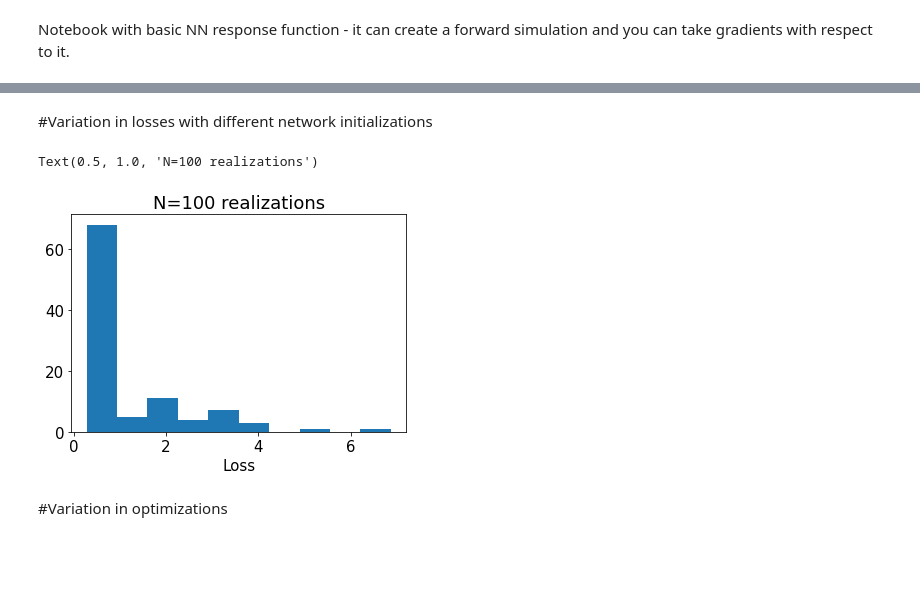
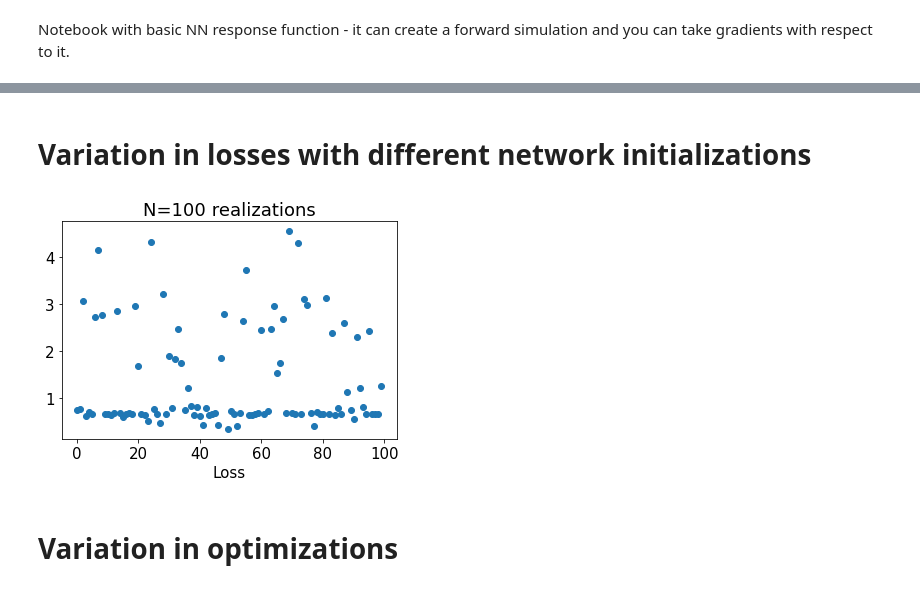
Before and after one commit to fmottes/jax-morph, a Jupyter notebook: Ramya/04_NN_response_function.ipynb, the cells around one changed output, grey strips where cells are left out. Drawn from its saved outputs; the diff is of its cells as text; code cells hidden in the pictures; blank space fills up the shorter version.

Commit message:
chemical field + divrate NN working now

```diff
--- a/Ramya/04_NN_response_function.ipynb
+++ b/Ramya/04_NN_response_function.ipynb
@@ -288,0 +222,16 @@ plt.plot(layer1_weights, color='red');
+# %%
+#init secretion nn
+SEC_HIDDEN = 5
+sec_init, sec_nn_apply = secdiff.sec_nn(params,train_params,SEC_HIDDEN,train=True)
+params, train_params = sec_init(istate, key)
+# %%
+fstep = [
+    cell_division.S_cell_division,
+    cell_growth.S_grow_cells,
+    mechanical.S_mechmin_twotypes,
+    partial(secdiff.S_ss_chemfield, sec_fn=sec_nn_apply),
+    chemical.S_fixed_chemfield,
+    divrates.S_set_stress,
+    partial(divrates_chem.S_set_divrate, divrate_fn=eqx.filter_jit(div_nn_apply))
+]
+sim_init, sim_step = simulation.simulation(fstep, params, fspace)
@@ -288,0 +277,6 @@ plt.plot(layer1_weights, color='red');
+# %%
+# with secretion network
+sec_init, sec_nn_apply = secdiff.sec_nn(params,train_params,SEC_HIDDEN,train=True)
+params, train_params = sec_init(istate, key)
+train_params["diffCoeff"] = True
+params_t, loss_t, grads_t = optimize.optimize(key, 20, 20, 0.01, params, train_params, fstep, fspace, istate, opt_type="combined")
@@ -326,17 +328,12 @@ display_sim(state_all_opt[0], color_by=state_all_opt[0].divrate, box_size=box_si
 # %% [markdown]
-#Variation in losses with different network initializations
+# Variation in losses with different network initializations
 # %%
 def sim_fun(key):
-    params["nn"] = nn_fun_t.init(key, np.ones((ncells_add + ncells_init, 1 + n_chem)))
-    fstep = [
-    cell_division.S_cell_division,
-    cell_growth.S_grow_cells,
-    mechanical.S_mechmin_twotypes,
-    secdiff.S_ss_chemfield,
-    chemical.S_fixed_chemfield,
-    partial(divrates.S_set_divrate, divrate_fn=divrates.div_nn, nn_fun_t=nn_fun_t)
-    ]
-    sim_init, sim_step = simulation.simulation(fstep, params, fspace)
+    istate = initial_states.init_state_grow(key, params, fspace)
+    istate = chemical.S_fixed_chemfield(istate, params, fspace)
+    params_c, train_params_c = div_init(istate, key)
+    params_c, train_params_c = sec_init(istate, key)
+    sim_init, sim_step = simulation.simulation(fstep, params_c, fspace)
     fstate, state_all = simulation.sim_trajectory(istate, sim_init, sim_step, key=key)
     return np.std(fstate.divrate)/np.mean(fstate.divrate)
 # %%
@@ -344,11 +341,10 @@ sim_vmap = vmap(sim_fun)
 keys = np.array([random.PRNGKey(i) for i in np.arange(100)])
 losses = sim_vmap(keys)
 # %%
-plt.hist(losses);
+plt.scatter(np.arange(100), losses);
 plt.xlabel("Loss")
-plt.title("N=100 realizations")
+plt.title("N=100 realizations");
 # %% [output]
-Text(0.5, 1.0, 'N=100 realizations')
-[figure, old version]
+[figure, new version]
 # %% [markdown]
-#Variation in optimizations
+# Variation in optimizations
```
Also changed, not shown: parts of 100 cells of this notebook, 2 other files.
